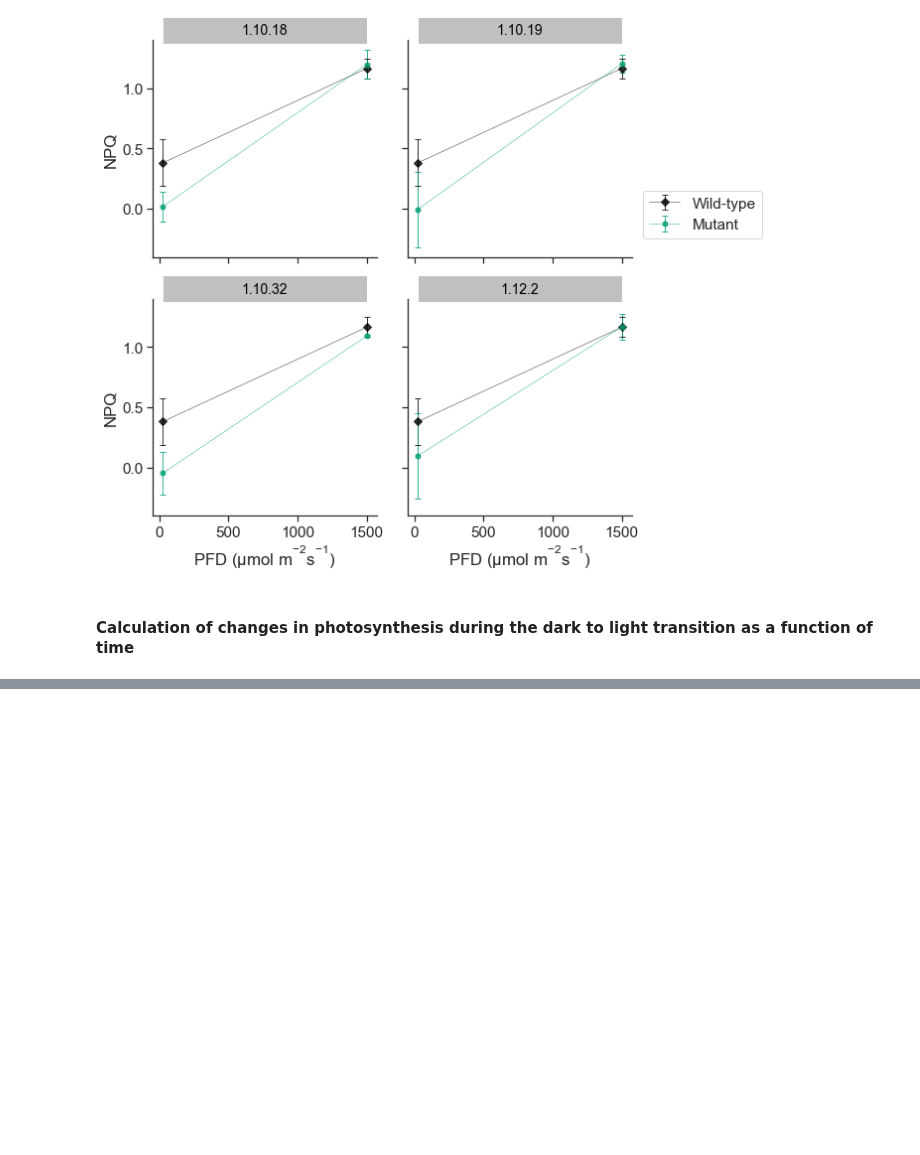
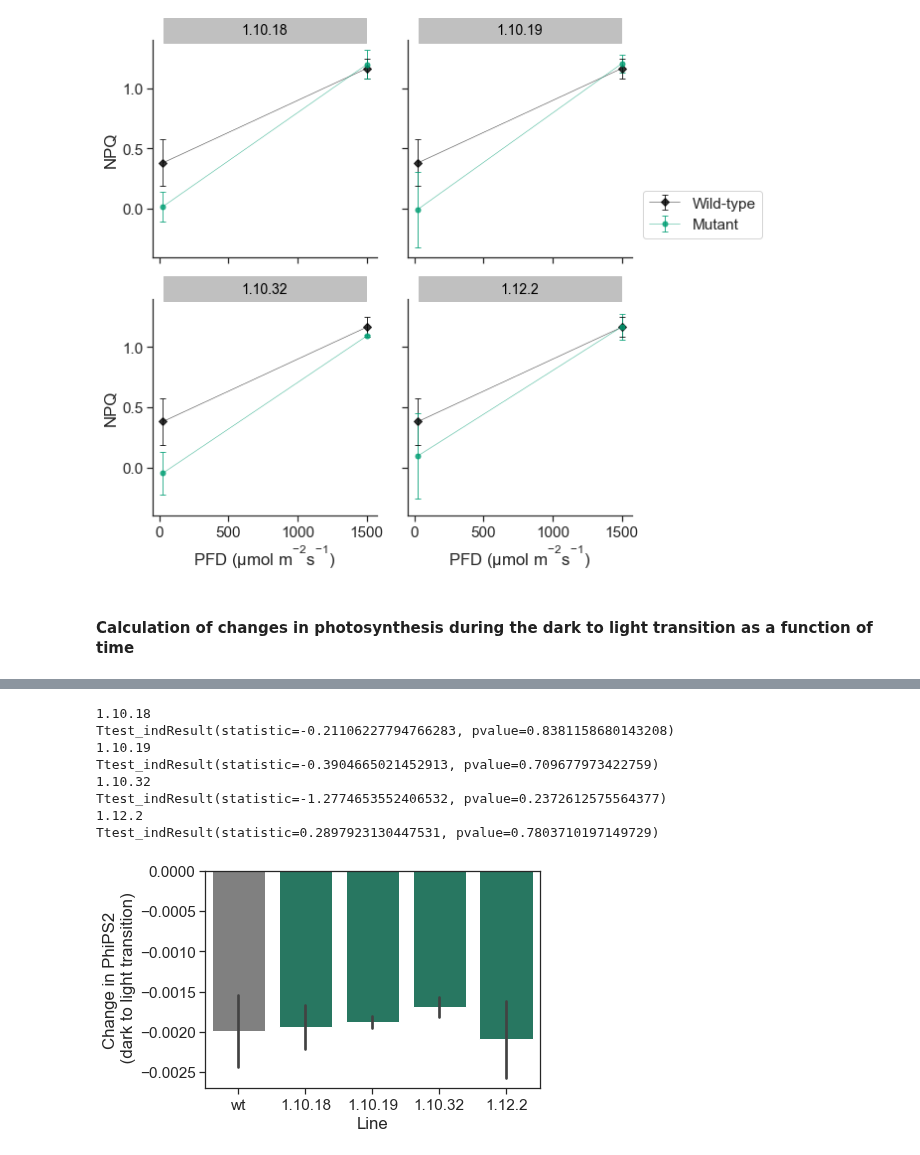
Before and after one commit to RonaCostello/Thesis, a Jupyter notebook: plots/chapter3_lr_curves.ipynb, the cells around one changed output, grey strips where cells are left out. Saved outputs shown, nothing was run; the diff lists cells and outputs as text; code cells hidden in the pictures; blank space fills up the shorter version.

```diff
--- a/plots/chapter3_lr_curves.ipynb
+++ b/plots/chapter3_lr_curves.ipynb
@@ -290,0 +317,12 @@ Text(0, 0.5, 'Change in assimilation\n (dark to light transition)')
+# %%
+plot_dark_to_light_change('PhiPS2', 'PhiPS2', 25)
+# %% [output]
+1.10.18
+Ttest_indResult(statistic=-0.21106227794766283, pvalue=0.8381158680143208)
+1.10.19
+Ttest_indResult(statistic=-0.3904665021452913, pvalue=0.709677973422759)
+1.10.32
+Ttest_indResult(statistic=-1.2774653552406532, pvalue=0.2372612575564377)
+1.12.2
+Ttest_indResult(statistic=0.2897923130447531, pvalue=0.7803710197149729)
+[figure, added]
```
Also changed, not shown: parts of 7 cells of this notebook.
